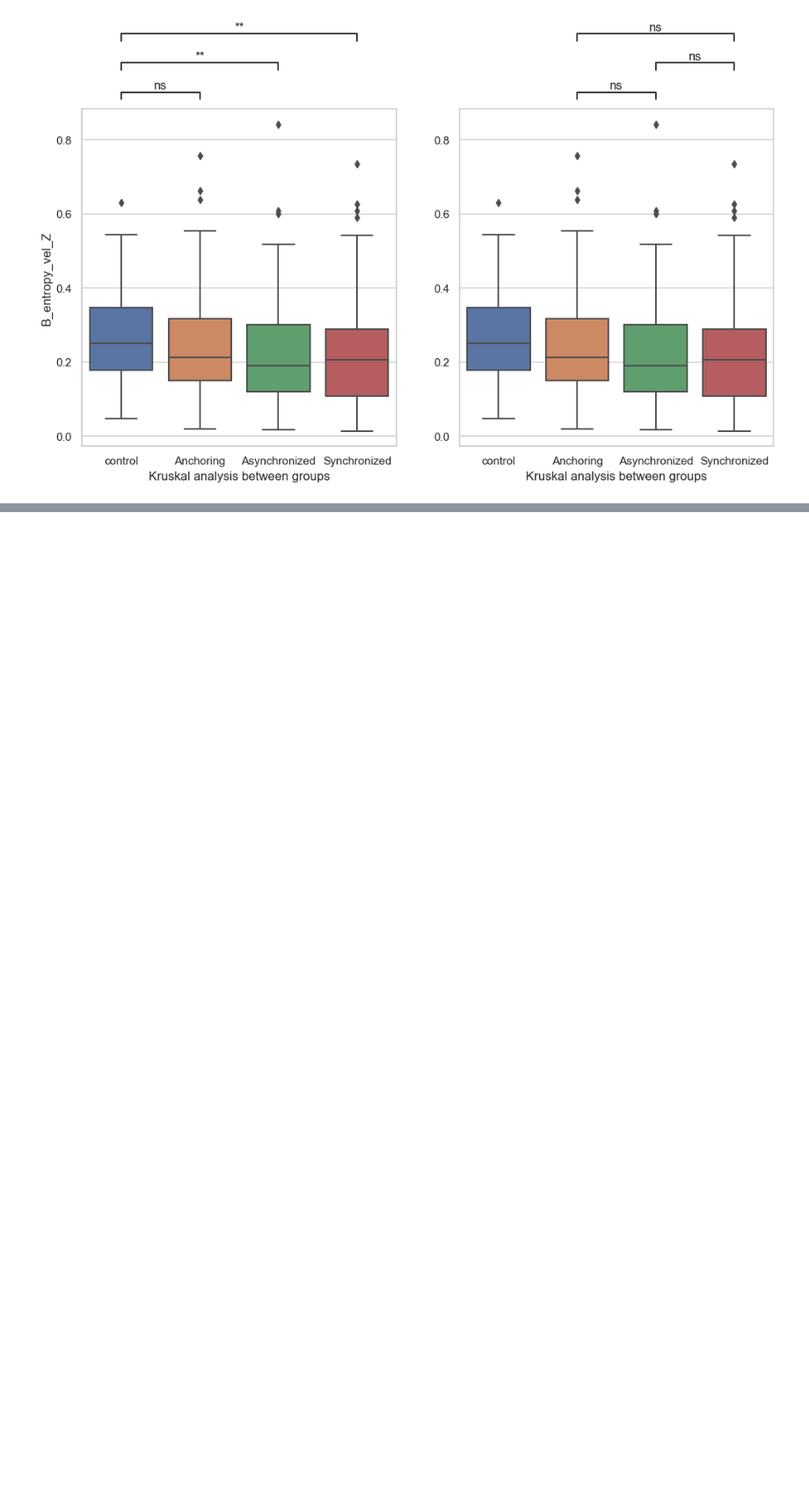
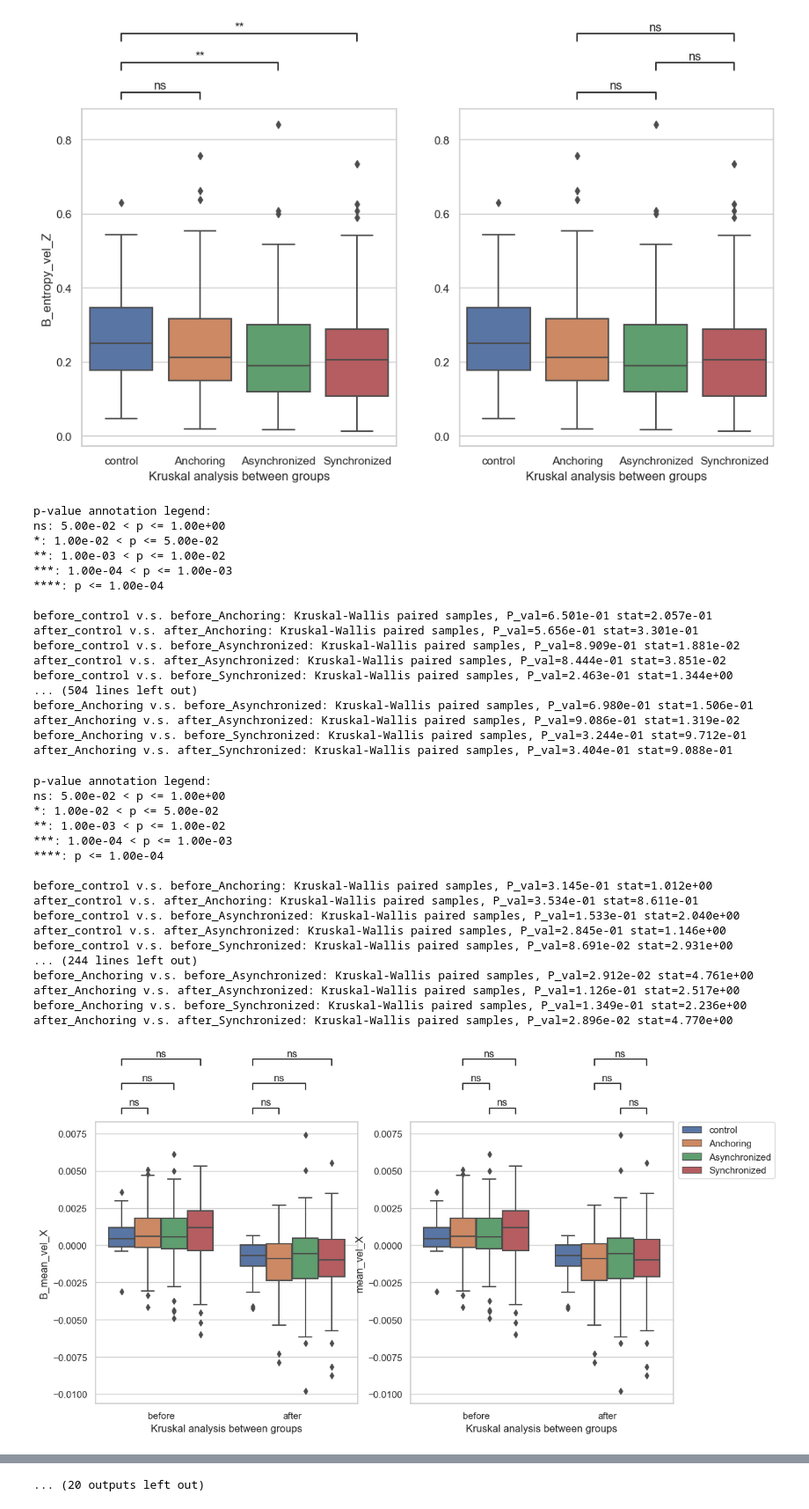
Before and after one commit to Tianyu-Zhou/nasa_project, a Jupyter notebook: cogload/cogload_nasa_home.ipynb, the cells around one changed output, grey strips where cells are left out. Shown at 88% size. Cells and saved outputs as stored; diff of their text form; code cells hidden in the pictures; blank space fills up the shorter version.

```diff
--- a/cogload/cogload_nasa_home.ipynb
+++ b/cogload/cogload_nasa_home.ipynb
@@ -1330,9 +1380,48 @@ Anchoring v.s. Synchronized: Kruskal-Wallis paired samples, P_val=9.753e-02 stat
 # %%
 path = 'D:/code/python/nasa/data/result/0420_start_end/end_entropy/entropy/'
-name = 'Total'
-data = pd.read_csv(path + name + '_combine.csv')
-data.drop(['Unnamed: 0'],axis=1,inplace=True)
+object_names = ['B','G','W','P','Total']
+for name in object_names:
+    data = pd.read_csv(path + name + '_combine.csv')
+    data.drop(['Unnamed: 0'],axis=1,inplace=True)
 
-data['mean_vel_X'] = data['mean_vel_X'][np.abs(data['mean_vel_X'])<0.01]
-data['mean_vel_Y'] = data['mean_vel_Y'][np.abs(data['mean_vel_Y'])<0.01]
-data['mean_vel_Z'] = data['mean_vel_Z'][np.abs(data['mean_vel_Z'])<0.01]
+    data['mean_vel_X'] = data['mean_vel_X'][np.abs(data['mean_vel_X'])<0.01]
+    data['mean_vel_Y'] = data['mean_vel_Y'][np.abs(data['mean_vel_Y'])<0.01]
+    data['mean_vel_Z'] = data['mean_vel_Z'][np.abs(data['mean_vel_Z'])<0.01]
+
+    vel_entropy_anova(data,name)
+# %% [output]
+p-value annotation legend:
+ns: 5.00e-02 < p <= 1.00e+00
+*: 1.00e-02 < p <= 5.00e-02
+**: 1.00e-03 < p <= 1.00e-02
+***: 1.00e-04 < p <= 1.00e-03
+****: p <= 1.00e-04
+
+before_control v.s. before_Anchoring: Kruskal-Wallis paired samples, P_val=6.501e-01 stat=2.057e-01
+after_control v.s. after_Anchoring: Kruskal-Wallis paired samples, P_val=5.656e-01 stat=3.301e-01
+before_control v.s. before_Asynchronized: Kruskal-Wallis paired samples, P_val=8.909e-01 stat=1.881e-02
+after_control v.s. after_Asynchronized: Kruskal-Wallis paired samples, P_val=8.444e-01 stat=3.851e-02
+before_control v.s. before_Synchronized: Kruskal-Wallis paired samples, P_val=2.463e-01 stat=1.344e+00
+... (504 lines left out)
+before_Anchoring v.s. before_Asynchronized: Kruskal-Wallis paired samples, P_val=6.980e-01 stat=1.506e-01
+after_Anchoring v.s. after_Asynchronized: Kruskal-Wallis paired samples, P_val=9.086e-01 stat=1.319e-02
+before_Anchoring v.s. before_Synchronized: Kruskal-Wallis paired samples, P_val=3.244e-01 stat=9.712e-01
+after_Anchoring v.s. after_Synchronized: Kruskal-Wallis paired samples, P_val=3.404e-01 stat=9.088e-01
+p-value annotation legend:
+ns: 5.00e-02 < p <= 1.00e+00
+*: 1.00e-02 < p <= 5.00e-02
+**: 1.00e-03 < p <= 1.00e-02
+***: 1.00e-04 < p <= 1.00e-03
+****: p <= 1.00e-04
+
+before_control v.s. before_Anchoring: Kruskal-Wallis paired samples, P_val=3.145e-01 stat=1.012e+00
+after_control v.s. after_Anchoring: Kruskal-Wallis paired samples, P_val=3.534e-01 stat=8.611e-01
+before_control v.s. before_Asynchronized: Kruskal-Wallis paired samples, P_val=1.533e-01 stat=2.040e+00
+after_control v.s. after_Asynchronized: Kruskal-Wallis paired samples, P_val=2.845e-01 stat=1.146e+00
+before_control v.s. before_Synchronized: Kruskal-Wallis paired samples, P_val=8.691e-02 stat=2.931e+00
+... (244 lines left out)
+before_Anchoring v.s. before_Asynchronized: Kruskal-Wallis paired samples, P_val=2.912e-02 stat=4.761e+00
+after_Anchoring v.s. after_Asynchronized: Kruskal-Wallis paired samples, P_val=1.126e-01 stat=2.517e+00
+before_Anchoring v.s. before_Synchronized: Kruskal-Wallis paired samples, P_val=1.349e-01 stat=2.236e+00
+after_Anchoring v.s. after_Synchronized: Kruskal-Wallis paired samples, P_val=2.896e-02 stat=4.770e+00
+[figure, added]
@@ -1338,0 +1437 @@ data['mean_vel_Z'] = data['mean_vel_Z'][np.abs(data['mean_vel_Z'])<0.01]
+... (20 outputs left out)
```
Also changed, not shown: parts of 5 cells of this notebook.
